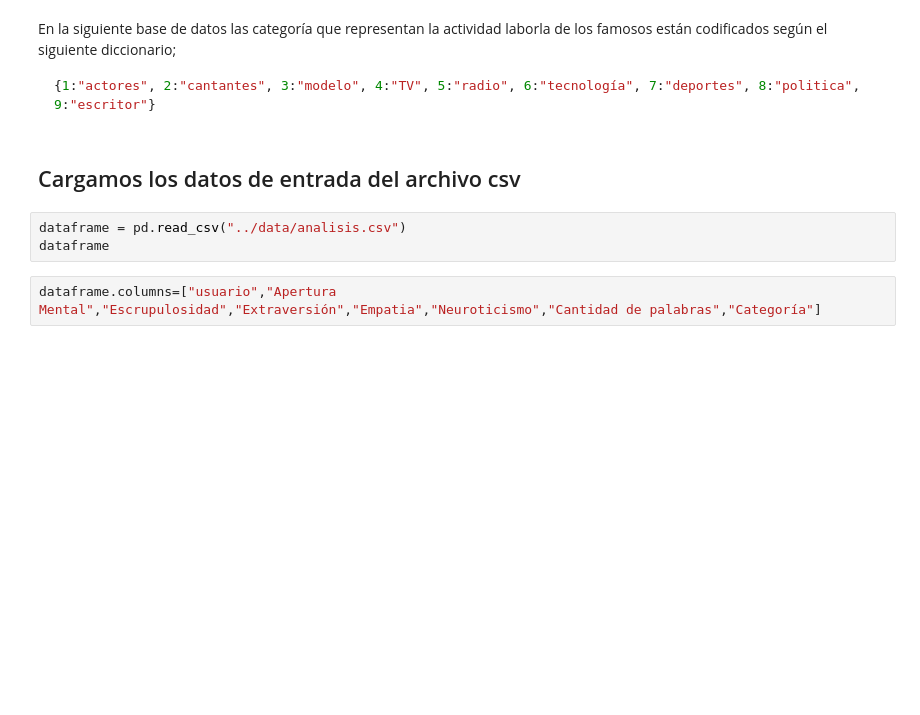
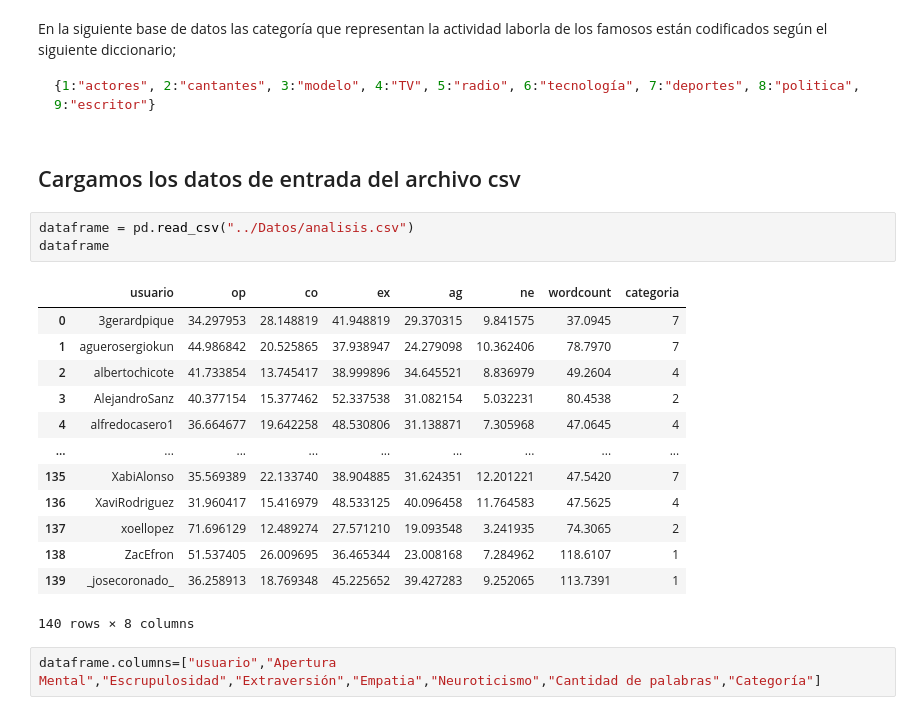
Before and after one commit to srodriguezc91/Proyecto_final_ML_V1, a Jupyter notebook: Código/Ejercicio_K_Means.ipynb, the cells around one changed output. Saved outputs shown, nothing was run; the diff lists cells and outputs as text; blank space fills up the shorter version.

```diff
--- a/Código/Ejercicio_K_Means.ipynb
+++ b/Código/Ejercicio_K_Means.ipynb
@@ -52,8 +52,22 @@ En la siguiente base de datos las categoría que representan la actividad laborl
 # %% [markdown]
 ## Cargamos los datos de entrada del archivo csv
 # %%
-dataframe = pd.read_csv("../data/analisis.csv")
+dataframe = pd.read_csv("../Datos/analisis.csv")
 dataframe
+# %% [output]
+|  | usuario | op | co | ex | ag | ne | wordcount | categoria |
+| 0 | 3gerardpique | 34.297953 | 28.148819 | 41.948819 | 29.370315 | 9.841575 | 37.0945 | 7 |
+| 1 | aguerosergiokun | 44.986842 | 20.525865 | 37.938947 | 24.279098 | 10.362406 | 78.7970 | 7 |
+| 2 | albertochicote | 41.733854 | 13.745417 | 38.999896 | 34.645521 | 8.836979 | 49.2604 | 4 |
+| 3 | AlejandroSanz | 40.377154 | 15.377462 | 52.337538 | 31.082154 | 5.032231 | 80.4538 | 2 |
+| 4 | alfredocasero1 | 36.664677 | 19.642258 | 48.530806 | 31.138871 | 7.305968 | 47.0645 | 4 |
+| ... | ... | ... | ... | ... | ... | ... | ... | ... |
+| 135 | XabiAlonso | 35.569389 | 22.133740 | 38.904885 | 31.624351 | 12.201221 | 47.5420 | 7 |
+| 136 | XaviRodriguez | 31.960417 | 15.416979 | 48.533125 | 40.096458 | 11.764583 | 47.5625 | 4 |
+| 137 | xoellopez | 71.696129 | 12.489274 | 27.571210 | 19.093548 | 3.241935 | 74.3065 | 2 |
+| 138 | ZacEfron | 51.537405 | 26.009695 | 36.465344 | 23.008168 | 7.284962 | 118.6107 | 1 |
+| 139 | _josecoronado_ | 36.258913 | 18.769348 | 45.225652 | 39.427283 | 9.252065 | 113.7391 | 1 |
+140 rows × 8 columns
 # %%
 dataframe.columns=["usuario","Apertura Mental","Escrupulosidad","Extraversión","Empatia","Neuroticismo","Cantidad de palabras","Categoría"]
 # %%
```
Also changed, not shown: 1 other file.
